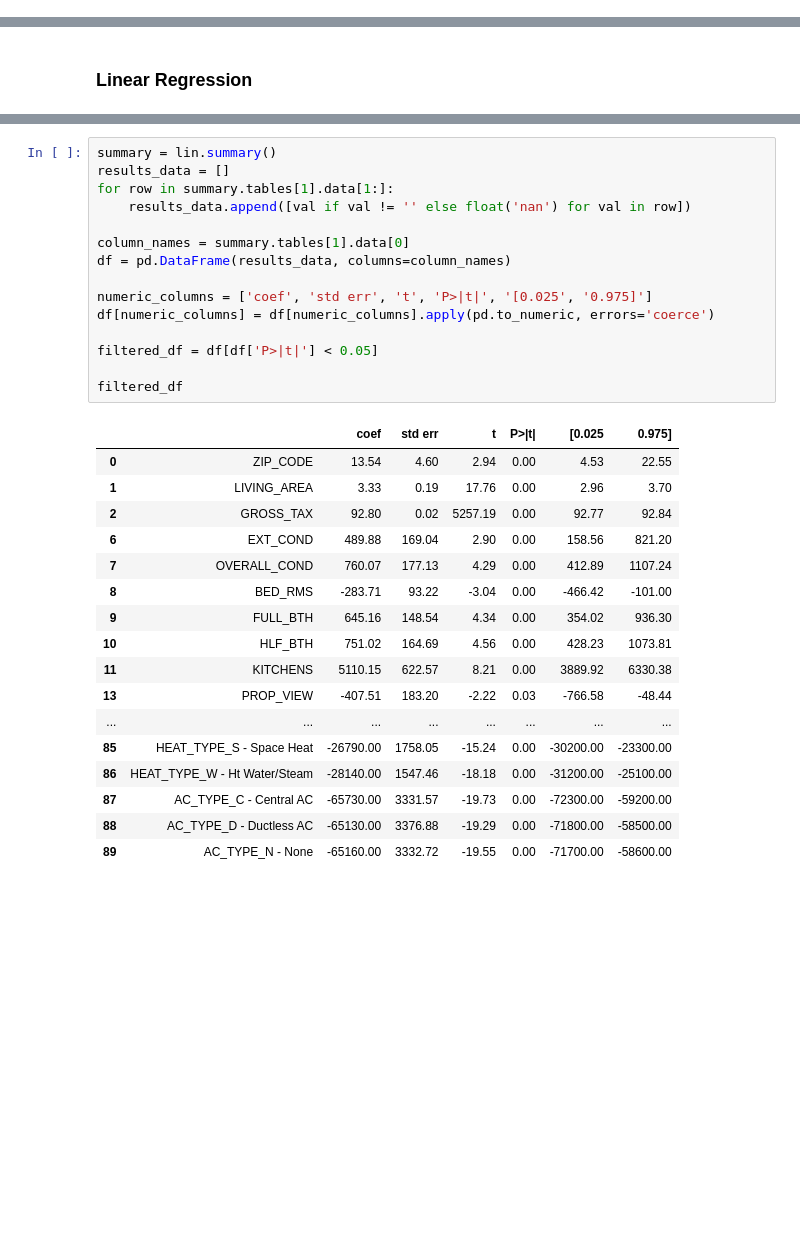
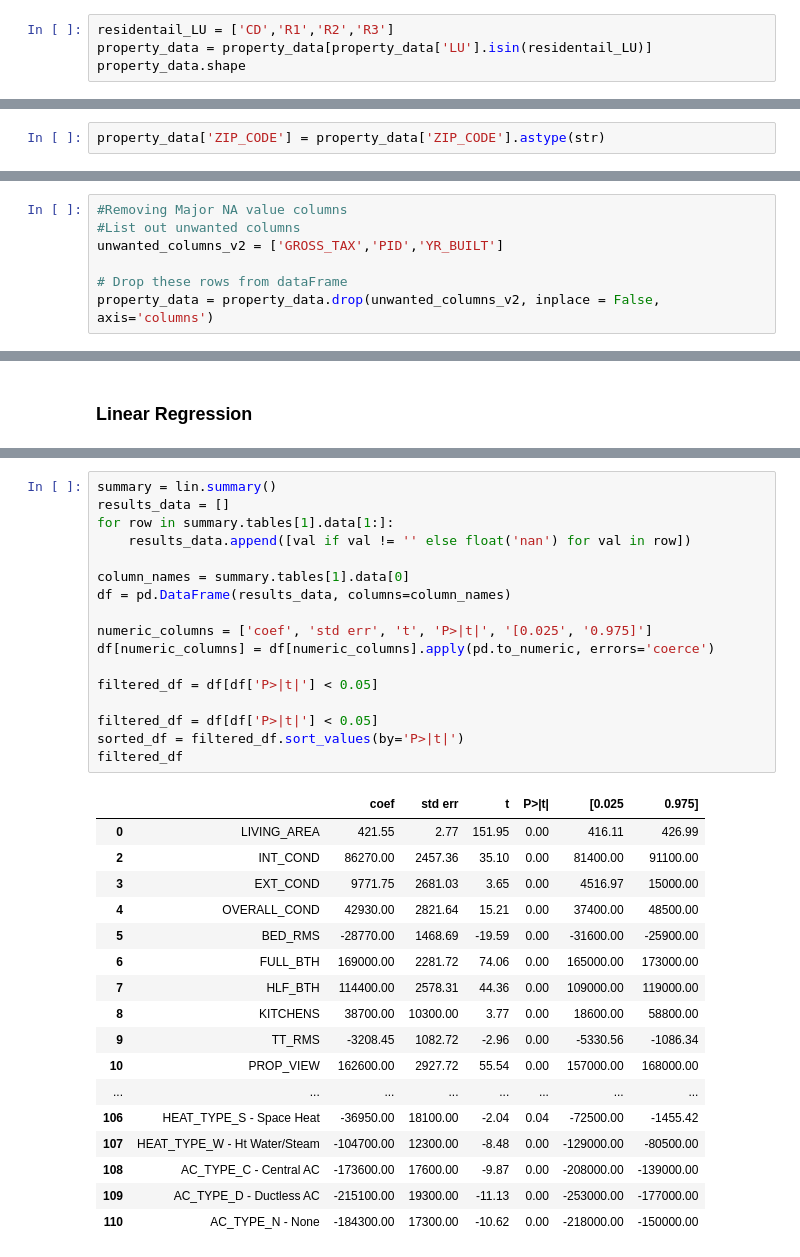
Before and after one commit to sneharaorokkam/Boston-Property-Assesment, a Jupyter notebook: Group1_capstone.ipynb, the cells around one changed output, grey strips where cells are left out. Cells and saved outputs as stored; diff of their text form; blank space fills up the shorter version.

```diff
--- a/Group1_capstone.ipynb
+++ b/Group1_capstone.ipynb
@@ -235,2 +244,6 @@ property_data = processed_data.drop(unwanted_columns, inplace = False, axis='col
 # %% [markdown]
 ### Missing Value Treatment
+# %%
+residentail_LU = ['CD','R1','R2','R3']
+property_data = property_data[property_data['LU'].isin(residentail_LU)]
+property_data.shape
@@ -569,4 +489,6 @@ Index(['ZIP_CODE', 'LIVING_AREA', 'TOTAL_VALUE', 'GROSS_TAX', 'YR_BUILT',
       dtype='object')
+# %%
+property_data['ZIP_CODE'] = property_data['ZIP_CODE'].astype(str)
 # %% [markdown]
 ## EDA
 # %% [markdown]
@@ -882,3 +929,10 @@ corr.style.background_gradient(cmap='coolwarm', low=0.8, high=0.2).set_precision
+# %%
+#Removing Major NA value columns
+#List out unwanted columns
+unwanted_columns_v2 = ['GROSS_TAX','PID','YR_BUILT']
+
+# Drop these rows from dataFrame
+property_data = property_data.drop(unwanted_columns_v2, inplace = False, axis='columns')
 # %% [markdown]
 ### VIF
 # %%
@@ -1035,36 +1063,38 @@ strong multicollinearity problems or that the design matrix is singular.
 # %%
 summary = lin.summary()
 results_data = []
 for row in summary.tables[1].data[1:]:
     results_data.append([val if val != '' else float('nan') for val in row])
 
 column_names = summary.tables[1].data[0]
 df = pd.DataFrame(results_data, columns=column_names)
 
 numeric_columns = ['coef', 'std err', 't', 'P>|t|', '[0.025', '0.975]']
 df[numeric_columns] = df[numeric_columns].apply(pd.to_numeric, errors='coerce')
 
 filtered_df = df[df['P>|t|'] < 0.05]
 
+filtered_df = df[df['P>|t|'] < 0.05]
+sorted_df = filtered_df.sort_values(by='P>|t|')
 filtered_df
 # %% [output]
 |  |  | coef | std err | t | P>|t| | [0.025 | 0.975] |
-| 0 | ZIP_CODE | 13.54 | 4.60 | 2.94 | 0.00 | 4.53 | 22.55 |
-| 1 | LIVING_AREA | 3.33 | 0.19 | 17.76 | 0.00 | 2.96 | 3.70 |
-| 2 | GROSS_TAX | 92.80 | 0.02 | 5257.19 | 0.00 | 92.77 | 92.84 |
-| 6 | EXT_COND | 489.88 | 169.04 | 2.90 | 0.00 | 158.56 | 821.20 |
-| 7 | OVERALL_COND | 760.07 | 177.13 | 4.29 | 0.00 | 412.89 | 1107.24 |
-| 8 | BED_RMS | -283.71 | 93.22 | -3.04 | 0.00 | -466.42 | -101.00 |
-| 9 | FULL_BTH | 645.16 | 148.54 | 4.34 | 0.00 | 354.02 | 936.30 |
-| 10 | HLF_BTH | 751.02 | 164.69 | 4.56 | 0.00 | 428.23 | 1073.81 |
-| 11 | KITCHENS | 5110.15 | 622.57 | 8.21 | 0.00 | 3889.92 | 6330.38 |
-| 13 | PROP_VIEW | -407.51 | 183.20 | -2.22 | 0.03 | -766.58 | -48.44 |
+| 0 | LIVING_AREA | 421.55 | 2.77 | 151.95 | 0.00 | 416.11 | 426.99 |
+| 2 | INT_COND | 86270.00 | 2457.36 | 35.10 | 0.00 | 81400.00 | 91100.00 |
+| 3 | EXT_COND | 9771.75 | 2681.03 | 3.65 | 0.00 | 4516.97 | 15000.00 |
+| 4 | OVERALL_COND | 42930.00 | 2821.64 | 15.21 | 0.00 | 37400.00 | 48500.00 |
+| 5 | BED_RMS | -28770.00 | 1468.69 | -19.59 | 0.00 | -31600.00 | -25900.00 |
+| 6 | FULL_BTH | 169000.00 | 2281.72 | 74.06 | 0.00 | 165000.00 | 173000.00 |
+| 7 | HLF_BTH | 114400.00 | 2578.31 | 44.36 | 0.00 | 109000.00 | 119000.00 |
+| 8 | KITCHENS | 38700.00 | 10300.00 | 3.77 | 0.00 | 18600.00 | 58800.00 |
+| 9 | TT_RMS | -3208.45 | 1082.72 | -2.96 | 0.00 | -5330.56 | -1086.34 |
+| 10 | PROP_VIEW | 162600.00 | 2927.72 | 55.54 | 0.00 | 157000.00 | 168000.00 |
 | ... | ... | ... | ... | ... | ... | ... | ... |
-| 85 | HEAT_TYPE_S - Space Heat | -26790.00 | 1758.05 | -15.24 | 0.00 | -30200.00 | -23300.00 |
-| 86 | HEAT_TYPE_W - Ht Water/Steam | -28140.00 | 1547.46 | -18.18 | 0.00 | -31200.00 | -25100.00 |
-| 87 | AC_TYPE_C - Central AC | -65730.00 | 3331.57 | -19.73 | 0.00 | -72300.00 | -59200.00 |
-| 88 | AC_TYPE_D - Ductless AC | -65130.00 | 3376.88 | -19.29 | 0.00 | -71800.00 | -58500.00 |
-| 89 | AC_TYPE_N - None | -65160.00 | 3332.72 | -19.55 | 0.00 | -71700.00 | -58600.00 |
+| 106 | HEAT_TYPE_S - Space Heat | -36950.00 | 18100.00 | -2.04 | 0.04 | -72500.00 | -1455.42 |
+| 107 | HEAT_TYPE_W - Ht Water/Steam | -104700.00 | 12300.00 | -8.48 | 0.00 | -129000.00 | -80500.00 |
+| 108 | AC_TYPE_C - Central AC | -173600.00 | 17600.00 | -9.87 | 0.00 | -208000.00 | -139000.00 |
+| 109 | AC_TYPE_D - Ductless AC | -215100.00 | 19300.00 | -11.13 | 0.00 | -253000.00 | -177000.00 |
+| 110 | AC_TYPE_N - None | -184300.00 | 17300.00 | -10.62 | 0.00 | -218000.00 | -150000.00 |
 # %%
 predicted = regr.predict(X_test)
 actual = Y_test
```
Also changed, not shown: parts of 39 cells of this notebook, 3 other files.
